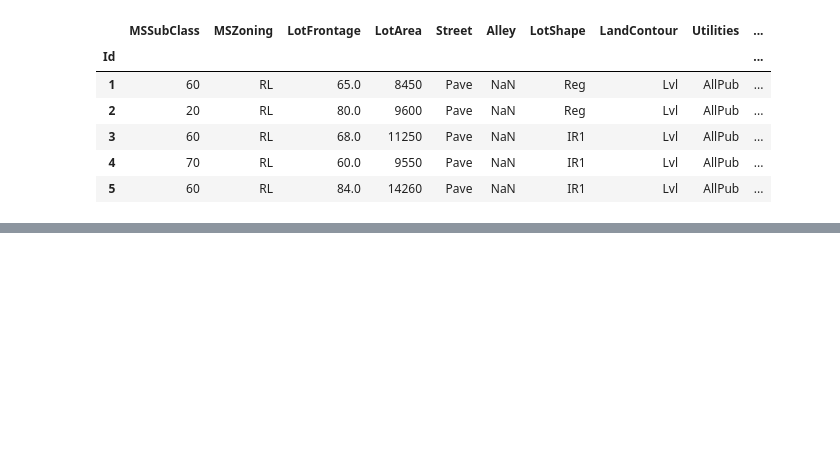
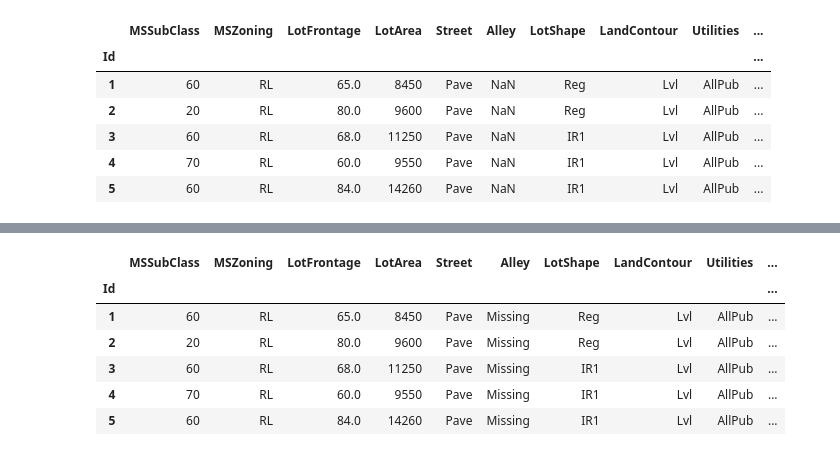
Before and after one commit to Ling01234/house-price-prediction, a Jupyter notebook: data_engineeering.ipynb, the cells around one changed output, grey strips where cells are left out. Saved outputs shown, nothing was run; the diff lists cells and outputs as text; code cells hidden in the pictures; blank space fills up the shorter version.

Commit message:
finished data cleaning and transformation

```diff
--- a/data_engineeering.ipynb
+++ b/data_engineeering.ipynb
@@ -15,9 +15,8 @@ import matplotlib.pyplot as plt
 
 pd.pandas.set_option('display.max_columns', None)
 # %%
-full_data = pd.read_csv('train.csv', index_col='Id')
-target = full_data.SalePrice
-df = full_data.drop('SalePrice', axis=1)
+df = pd.read_csv('train.csv', index_col='Id')
+target = df.SalePrice
 df.head()
 # %% [output]
 |  | MSSubClass | MSZoning | LotFrontage | LotArea | Street | Alley | LotShape | LandContour | Utilities | ... |
@@ -41,0 +44,7 @@ X_train.shape, X_test.shape
+# %%
+cat_features = [feature for feature in df.columns if df[feature].dtype == 'O']
+cat_features_na = [feature for feature in cat_features if df[feature].isnull().any()]
+print(f'There are {len(cat_features)} categorical features')
+
+for feature in cat_features_na:
+    print(f'{feature}: {round(df[feature].isnull().mean() * 100, 2)}% missing values')
@@ -41,0 +71,7 @@ X_train.shape, X_test.shape
+# %%
+def replace_cat_feature(df, features_na):
+    df[features_na] = df[features_na].fillna('Missing') # fill with missing label
+    return df
+
+df = replace_cat_feature(df, cat_features_na)
+df[cat_features_na].isnull().sum()
@@ -41,0 +96,10 @@ X_train.shape, X_test.shape
+# %%
+df.head()
+# %% [output]
+|  | MSSubClass | MSZoning | LotFrontage | LotArea | Street | Alley | LotShape | LandContour | Utilities | ... |
+| Id |  |  |  |  |  |  |  |  |  | ... |
+| 1 | 60 | RL | 65.0 | 8450 | Pave | Missing | Reg | Lvl | AllPub | ... |
+| 2 | 20 | RL | 80.0 | 9600 | Pave | Missing | Reg | Lvl | AllPub | ... |
+| 3 | 60 | RL | 68.0 | 11250 | Pave | Missing | IR1 | Lvl | AllPub | ... |
+| 4 | 70 | RL | 60.0 | 9550 | Pave | Missing | IR1 | Lvl | AllPub | ... |
+| 5 | 60 | RL | 84.0 | 14260 | Pave | Missing | IR1 | Lvl | AllPub | ... |
```
Also changed, not shown: parts of 29 cells of this notebook, 1 other file.
